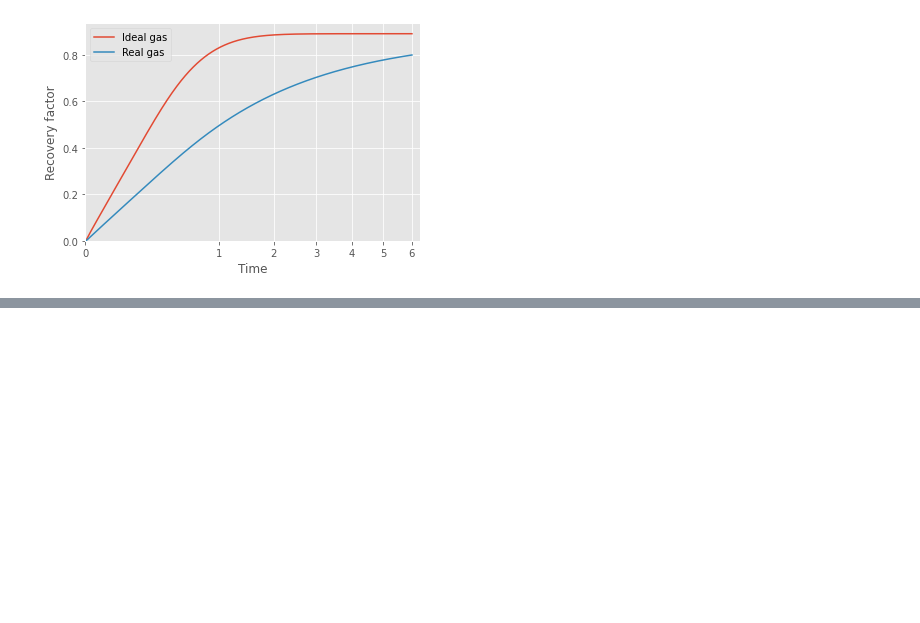
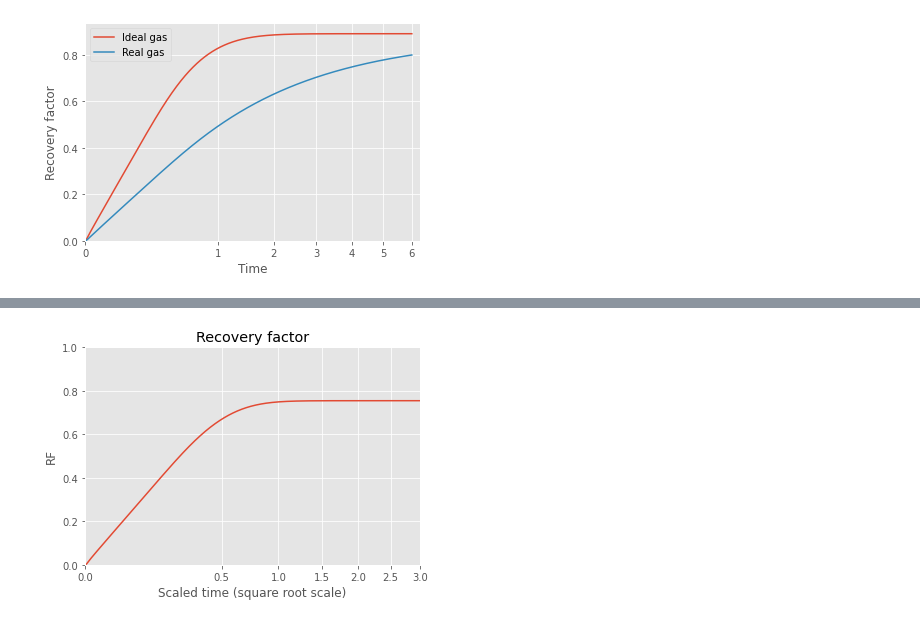
Before and after one commit to frank1010111/bluebonnet, a Jupyter notebook: docs/flow.ipynb, the cells around one changed output, grey strips where cells are left out. Saved outputs shown, nothing was run; the diff lists cells and outputs as text; code cells hidden in the pictures; blank space fills up the shorter version.

```diff
--- a/docs/flow.ipynb
+++ b/docs/flow.ipynb
@@ -142,0 +212,19 @@ sum(v for v in initial_saturations.values())
+# %%
+res = SinglePhaseReservoir(50, p_frac, p_res, flow_props)
+t_end = 3
+time = np.linspace(0, np.sqrt(t_end), 10_000) ** 2
+res.simulate(time)
+rf = res.recovery_factor()
+# %%
+fig, ax = plt.subplots()
+ax.plot(time, rf)
+ax.set(
+    xscale='squareroot',
+    xlim=(0,t_end),
+    ylim=(0,1),
+    ylabel="RF",
+    title='Recovery factor',
+    xlabel="Scaled time (square root scale)"
+);
+# %% [output]
+[figure, added]
```
Also changed, not shown: parts of 10 cells of this notebook, 1 other file.
